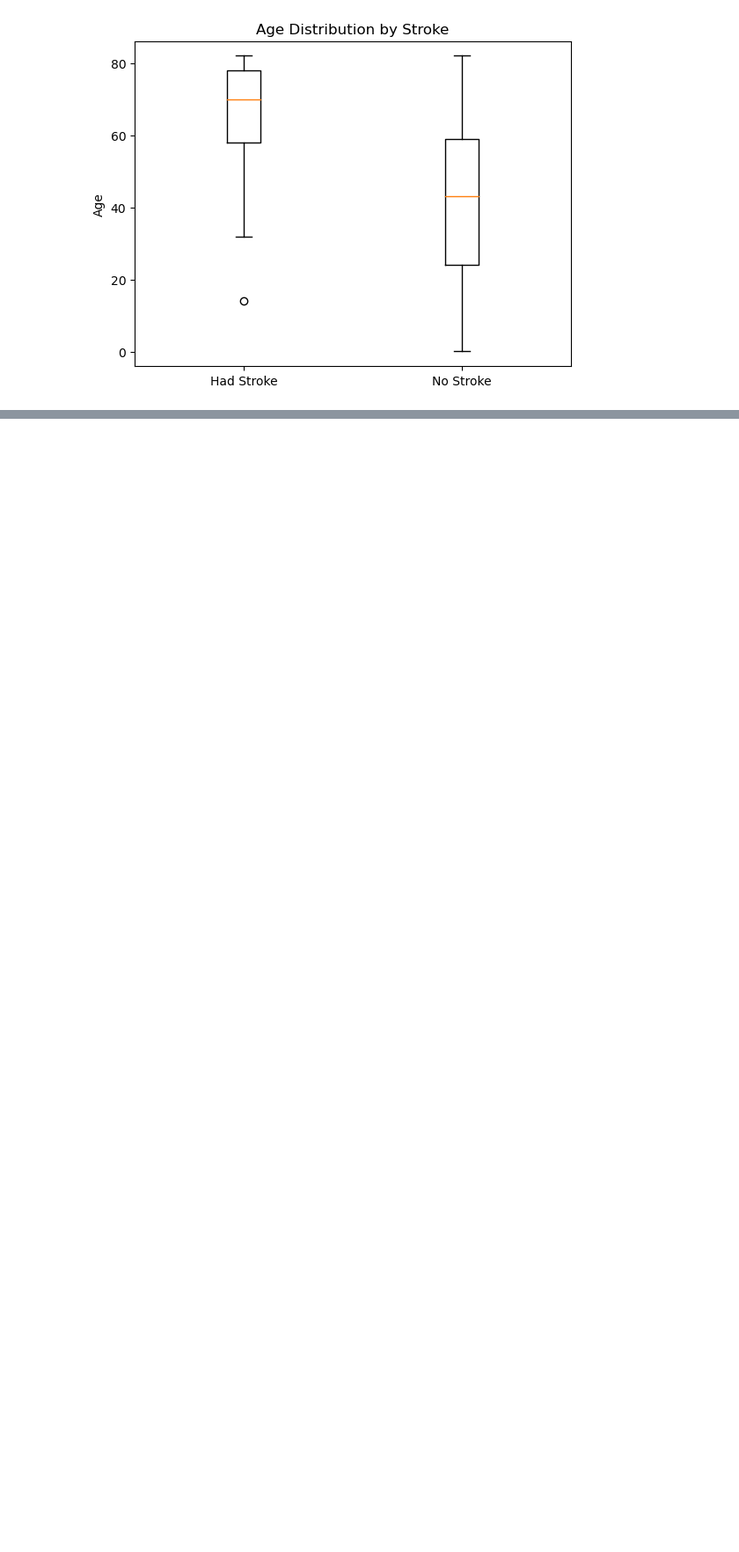
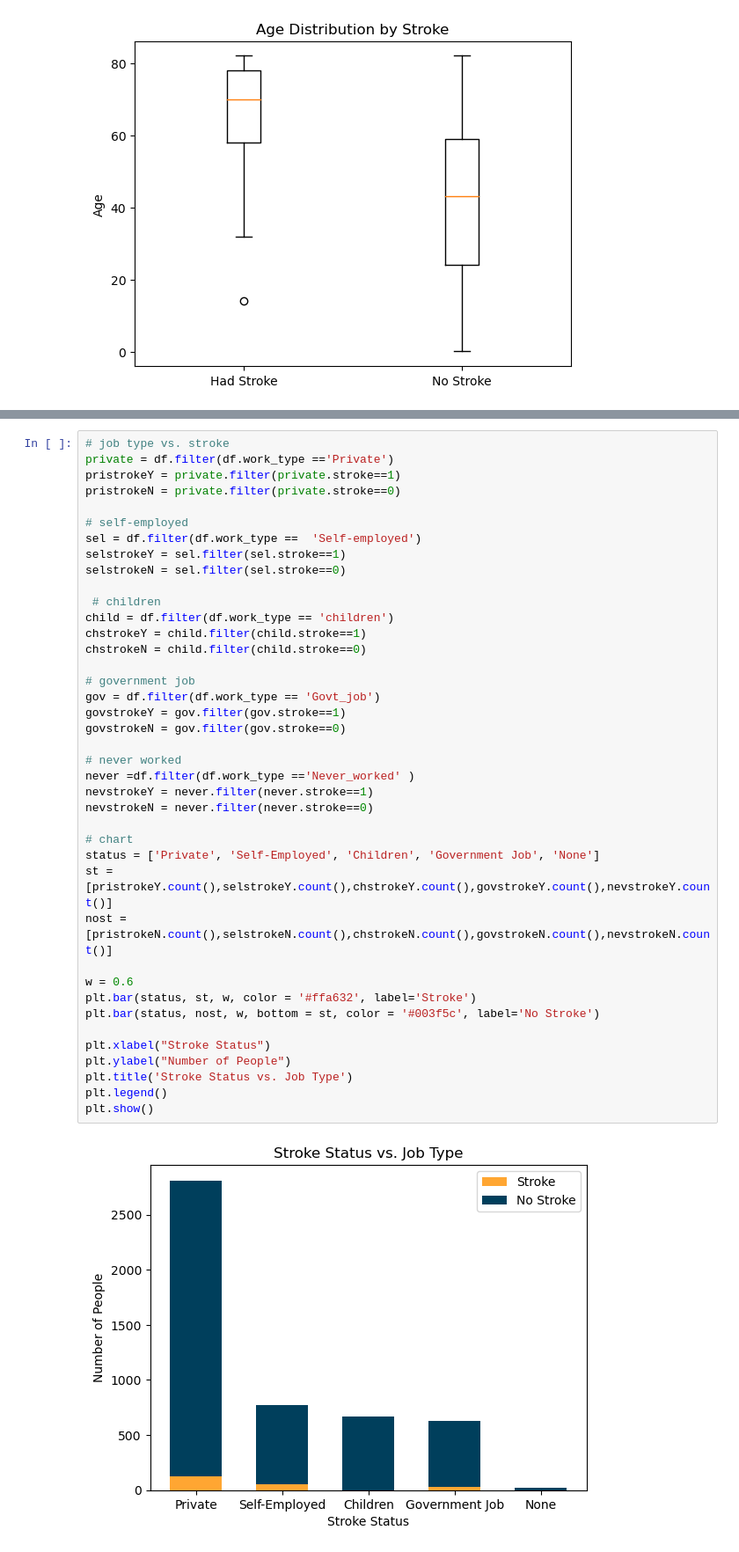
Before and after one commit to amira-bendjama/PREDICTING-STROKES-PYSPARK, a Jupyter notebook: DSCI632-PREDICTING-STROKE-PYSPARK.ipynb, the cells around one changed output, grey strips where cells are left out. Shown: that part at 88% size. Drawn from its saved outputs; the diff is of its cells as text; blank space fills up the shorter version.

```diff
--- a/DSCI632-PREDICTING-STROKE-PYSPARK.ipynb
+++ b/DSCI632-PREDICTING-STROKE-PYSPARK.ipynb
@@ -235,0 +274,42 @@ plt.show()
+# %%
+# job type vs. stroke
+private = df.filter(df.work_type =='Private')
+pristrokeY = private.filter(private.stroke==1)
+pristrokeN = private.filter(private.stroke==0)
+
+# self-employed
+sel = df.filter(df.work_type ==  'Self-employed')
+selstrokeY = sel.filter(sel.stroke==1)
+selstrokeN = sel.filter(sel.stroke==0)
+
+ # children
+child = df.filter(df.work_type == 'children')
+chstrokeY = child.filter(child.stroke==1)
+chstrokeN = child.filter(child.stroke==0)
+
+# government job
+gov = df.filter(df.work_type == 'Govt_job')
+govstrokeY = gov.filter(gov.stroke==1)
+govstrokeN = gov.filter(gov.stroke==0)
+
+# never worked
+never =df.filter(df.work_type =='Never_worked' )
+nevstrokeY = never.filter(never.stroke==1)
+nevstrokeN = never.filter(never.stroke==0)
+
+# chart
+status = ['Private', 'Self-Employed', 'Children', 'Government Job', 'None']
+st = [pristrokeY.count(),selstrokeY.count(),chstrokeY.count(),govstrokeY.count(),nevstrokeY.count()]
+nost = [pristrokeN.count(),selstrokeN.count(),chstrokeN.count(),govstrokeN.count(),nevstrokeN.count()]
+
+w = 0.6
+plt.bar(status, st, w, color = '#ffa632', label='Stroke')
+plt.bar(status, nost, w, bottom = st, color = '#003f5c', label='No Stroke')
+
+plt.xlabel("Stroke Status")
+plt.ylabel("Number of People")
+plt.title('Stroke Status vs. Job Type')
+plt.legend()
+plt.show()
+# %% [output]
+[figure, added]
```
Also changed, not shown: parts of 3 cells of this notebook.
